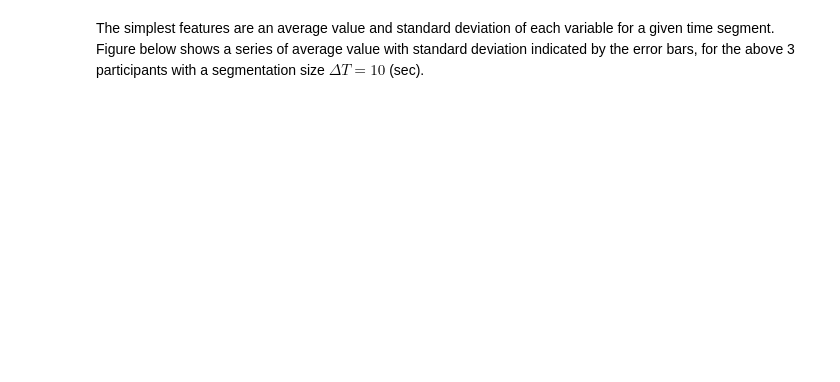
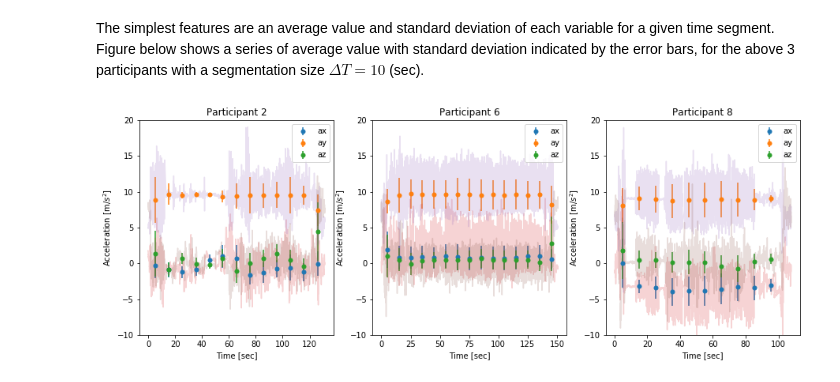
Before and after one commit to hshiokawa/walker_identifier, a Jupyter notebook: walker_identifier.ipynb, the cells around one changed output. Cells and saved outputs as stored; diff of their text form; code cells hidden in the pictures; blank space fills up the shorter version.

```diff
--- a/walker_identifier.ipynb
+++ b/walker_identifier.ipynb
@@ -52,2 +72,66 @@ The time stamp is 0.03 seconds on average (but non-uniformly sampled), and there
 # %% [markdown]
 The simplest features are an average value and standard deviation of each variable for a given time segment. Figure below shows a series of average value with standard deviation indicated by the error bars, for the above 3 participants with a segmentation size $\Delta T=10$ (sec).
+# %%
+# parsing data into DT
+class parse_data(object):
+    def __init__( self, data, DT ):
+        self.DT = DT
+        self.data_parsed = []
+        for d in data: self.data_parsed.append(self.parsing( d ))
+        self.t_parsed_avg = []
+        self.data_parsed_avg = []
+        self.sig_parsed_avg = []
+        for d in self.data_parsed:
+            t_avg, d_avg, sig_avg = self.averaging( d )
+            self.t_parsed_avg.append( t_avg )
+            self.data_parsed_avg.append( d_avg )
+            self.sig_parsed_avg.append( sig_avg )
+
+    def parsing( self, data ):
+        t_s = data['t'][0]
+        t_e = t_s + self.DT
+        i_s = 0
+        data_parsed = []
+        # need to loop since it's unevely sampled...
+        for i, t in enumerate(data['t']):
+            if t > t_e:
+                data_parsed.append(data.iloc[i_s:i,:])
+                i_s = i
+                t_e = t + self.DT
+        return data_parsed
+
+    def averaging( self, data_parsed ):
+        # calculate average and standard dev. for each segment
+        t_avg = []; d_avg = []; sig = []
+        for d in data_parsed:
+            t_avg.append( np.average(d['t']) )
+            cols = d.iloc[:,1:]
+            d_avg.append( [np.average(cols[col]) for col in cols] )
+            sig.append(   [np.std(    cols[col]) for col in cols] )
+        d_avg = list(map( list, zip(*d_avg) ))
+        sig   = list(map( list, zip(*sig  ) ))
+        return t_avg,d_avg,sig
+
+def plot_parse( par, ID, f ):
+    t = par.t_parsed_avg[ID-1]; data = par.data_parsed_avg[ID-1]; sig = par.sig_parsed_avg[ID-1]
+    f.errorbar( t, data[0], yerr=sig[0], fmt='.', ms=10, label='ax' )
+    f.errorbar( t, data[1], yerr=sig[1], fmt='.', ms=10, label='ay' )
+    f.errorbar( t, data[2], yerr=sig[2], fmt='.', ms=10, label='az' )
+    plt.legend( loc='upper right' )
+
+
+DT = 10. # segment size in second
+par = parse_data( data, DT )
+
+fig = plt.figure(figsize=(15,5))
+f1 = fig.add_subplot(131); plot_parse( par, 2, f1 )
+f2 = fig.add_subplot(132); plot_parse( par, 6, f2 )
+f3 = fig.add_subplot(133); plot_parse( par, 8, f3 )
+
+p = plotting( data )
+p.plot_data( 2, f1, 0.2, 'Participant 2', legend=False )
+p.plot_data( 6, f2, 0.2, 'Participant 6', legend=False )
+p.plot_data( 8, f3, 0.2, 'Participant 8', legend=False )
+plt.show()
+# %% [output]
+[figure, added]
```
Also changed, not shown: parts of 4 cells of this notebook.
